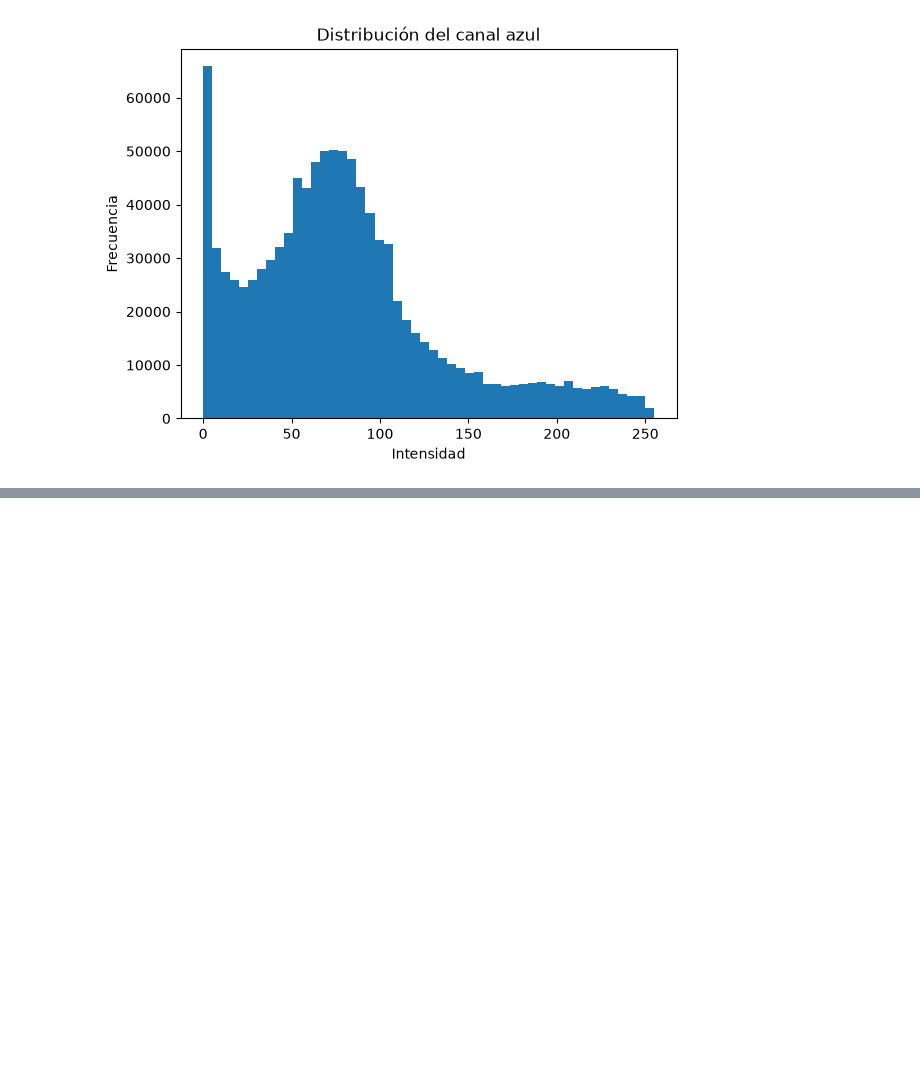
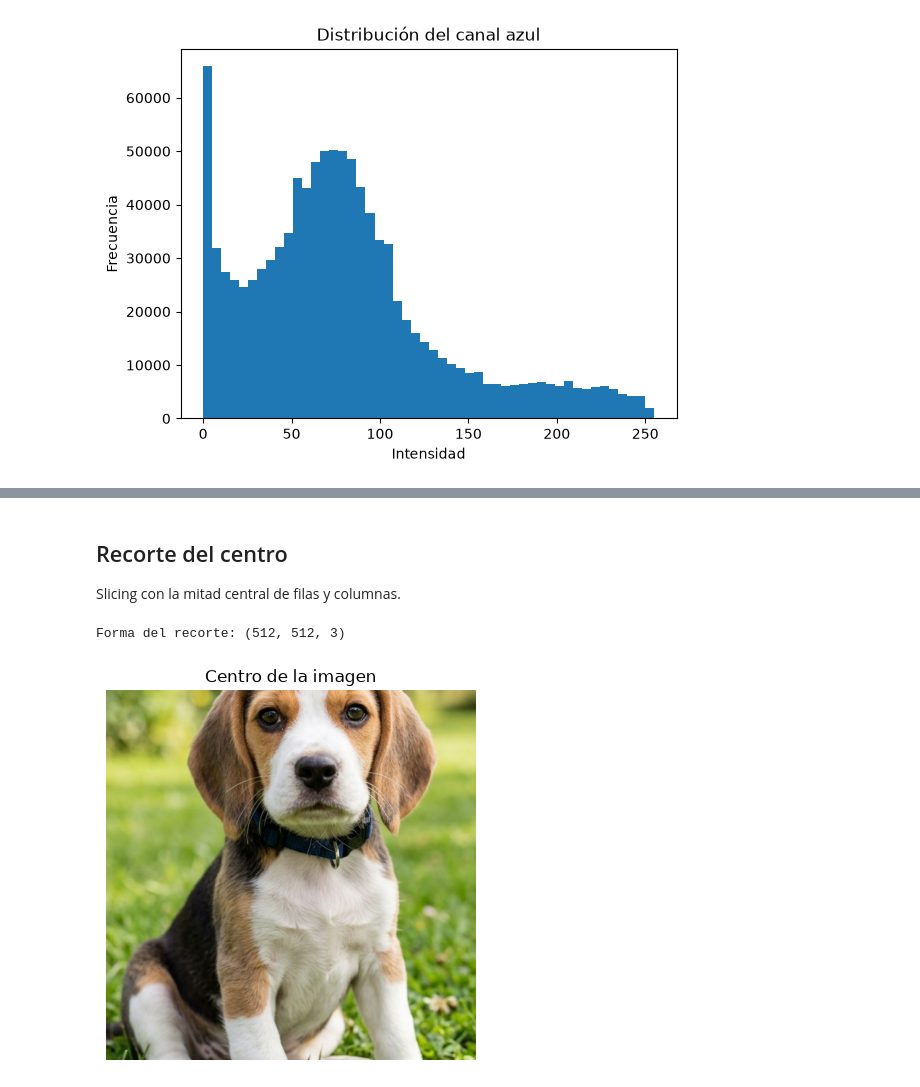
Before and after one commit to Alkeops/numpy, a Jupyter notebook: 2_ejercicios.ipynb, the cells around one changed output, grey strips where cells are left out. Drawn from its saved outputs; the diff is of its cells as text; code cells hidden in the pictures; blank space fills up the shorter version.

```diff
--- a/2_ejercicios.ipynb
+++ b/2_ejercicios.ipynb
@@ -111,0 +130,15 @@ plt.show()
+# %% [markdown]
+## Recorte del centro
+
+Slicing con la mitad central de filas y columnas.
+# %%
+height, width = img.shape[:2]
+crop = img[height // 4 : 3 * height // 4, width // 4 : 3 * width // 4]
+print('Forma del recorte:', crop.shape)
+plt.imshow(crop)
+plt.axis('off')
+plt.title('Centro de la imagen')
+plt.show()
+# %% [output]
+Forma del recorte: (512, 512, 3)
+[figure, added]
```
Also changed, not shown: parts of 5 cells of this notebook, 1 other file.
